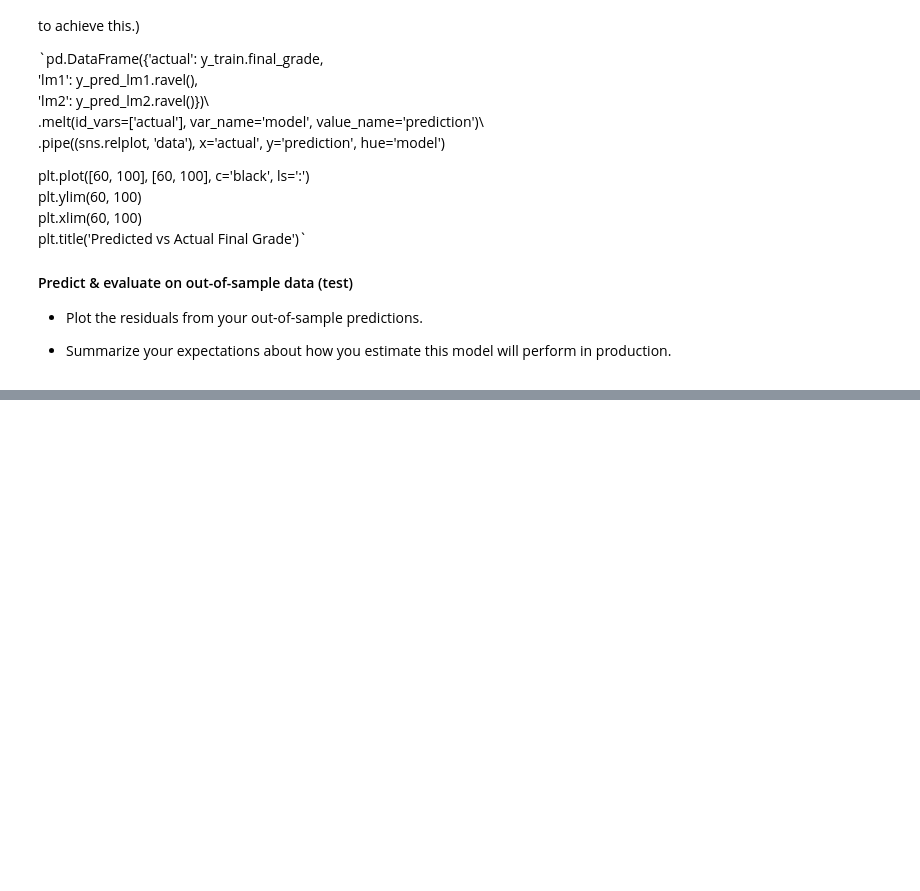
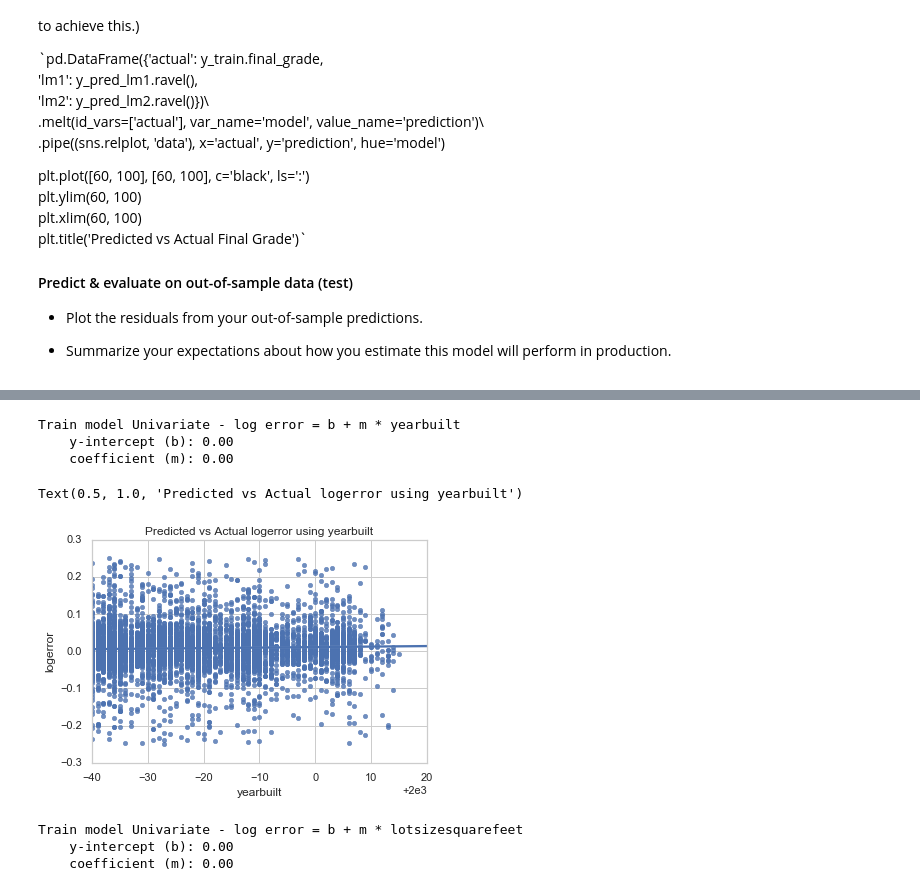
Before and after one commit to GaryGonzenbach/codeup-ds-projects, a Jupyter notebook: Regression_Project_GaryGonzenbach.ipynb, the cells around one changed output, grey strips where cells are left out. Saved outputs shown, nothing was run; the diff lists cells and outputs as text; code cells hidden in the pictures; blank space fills up the shorter version.

```diff
--- a/Regression_Project_GaryGonzenbach.ipynb
+++ b/Regression_Project_GaryGonzenbach.ipynb
@@ -514,0 +506,11 @@ strong multicollinearity or other numerical problems.
+# %%
+lm2.fit(X_train[['yearbuilt']], y_train)
+lm2_y_intercept = lm2.intercept_
+lm2_coefficients = lm2.coef_
+print('Train model Univariate - log error = b + m * yearbuilt')
+print('    y-intercept (b): %.2f' % lm2_y_intercept)
+print('    coefficient (m): %.2f' % lm2_coefficients[0])
+# %% [output]
+Train model Univariate - log error = b + m * yearbuilt
+    y-intercept (b): 0.00
+    coefficient (m): 0.00
@@ -514,0 +519,11 @@ strong multicollinearity or other numerical problems.
+# %%
+pd.DataFrame({'yearbuilt': X_test.yearbuilt,
+             'logerror':  y_test.logerror})
+sns.regplot(data=test, x=X_test.yearbuilt, y=y_test.logerror, color='b')
+
+plt.ylim(-0.3, 0.3)
+plt.xlim(1960, 2020)
+plt.title('Predicted vs Actual logerror using yearbuilt')
+# %% [output]
+Text(0.5, 1.0, 'Predicted vs Actual logerror using yearbuilt')
+[figure, added]
@@ -514,0 +532,11 @@ strong multicollinearity or other numerical problems.
+# %%
+lm3.fit(X_train[['lotsizesquarefeet']], y_train)
+lm3_y_intercept = lm3.intercept_
+lm3_coefficients = lm3.coef_
+print('Train model Univariate - log error = b + m * lotsizesquarefeet')
+print('    y-intercept (b): %.2f' % lm3_y_intercept)
+print('    coefficient (m): %.2f' % lm3_coefficients[0])
+# %% [output]
+Train model Univariate - log error = b + m * lotsizesquarefeet
+    y-intercept (b): 0.00
+    coefficient (m): 0.00
```
Also changed, not shown: parts of 27 cells of this notebook.
